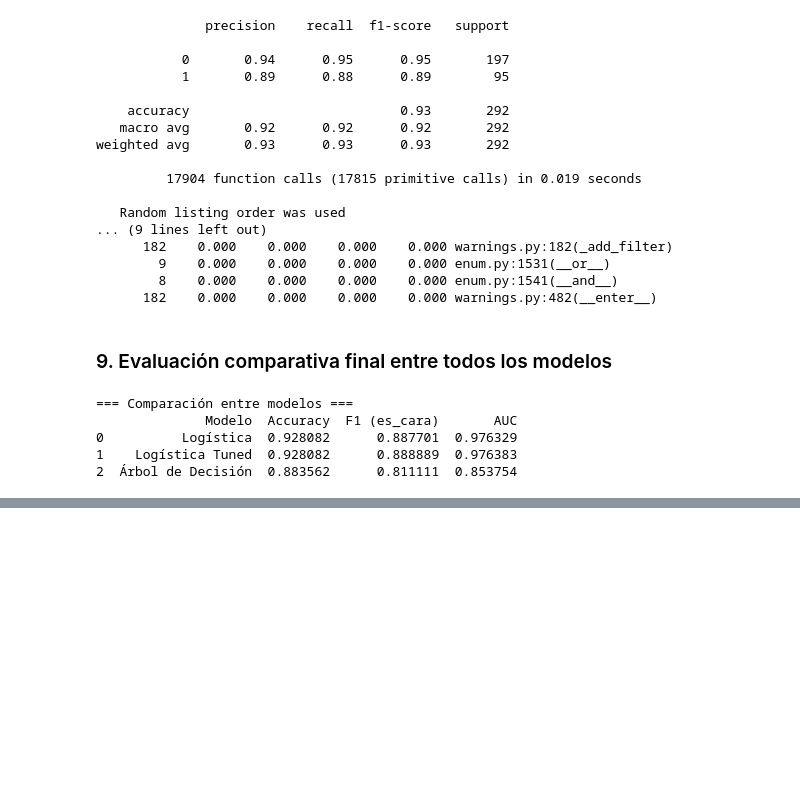
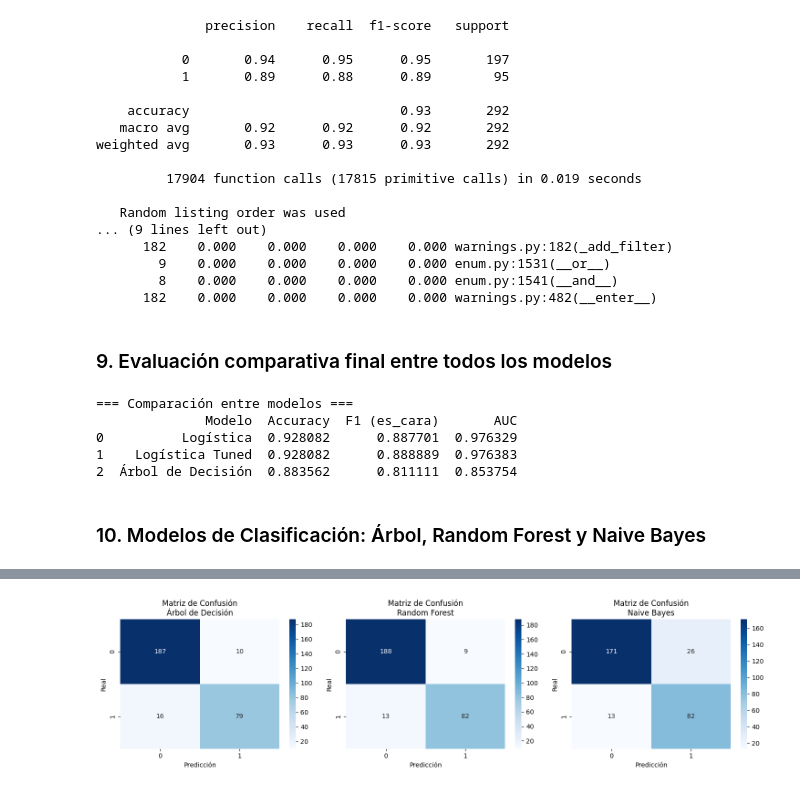
Before and after one commit to EdwinOrtegaK/HT7Mineria, a Jupyter notebook: src/regresion_logistica.ipynb, the cells around one changed output, grey strips where cells are left out. Cells and saved outputs as stored; diff of their text form; code cells hidden in the pictures; blank space fills up the shorter version.

```diff
--- a/src/regresion_logistica.ipynb
+++ b/src/regresion_logistica.ipynb
@@ -427,3 +427,80 @@ print(df_results)
 0          Logística  0.928082      0.887701  0.976329
 1    Logística Tuned  0.928082      0.888889  0.976383
 2  Árbol de Decisión  0.883562      0.811111  0.853754
+# %% [markdown]
+### 10. Modelos de Clasificación: Árbol, Random Forest y Naive Bayes
+# %%
+from sklearn.tree import DecisionTreeClassifier
+from sklearn.ensemble import RandomForestClassifier
+from sklearn.naive_bayes import GaussianNB
+from sklearn.metrics import accuracy_score, classification_report, confusion_matrix, roc_auc_score, roc_curve
+import matplotlib.pyplot as plt
+import seaborn as sns
+import pandas as pd
+
+# ---------- Preparación de datos ----------
+# Predictores y objetivo ya definidos en ejercicios anteriores
+# features = ['OverallQual', 'GrLivArea', 'GarageCars', 'TotalBsmtSF', 'FullBath', 'YearBuilt']
+# target = 'es_cara'
+
+X = df[features]
+y = df[target]
+
+# División
+X_train, X_test, y_train, y_test = train_test_split(X, y, test_size=0.2, random_state=42)
+
+# Escalado para Naive Bayes
+scaler = StandardScaler()
+X_train_scaled = scaler.fit_transform(X_train)
+X_test_scaled = scaler.transform(X_test)
+
+# ---------- Modelo 1: Árbol de Decisión ----------
+tree_model = DecisionTreeClassifier(max_depth=5, random_state=42)
+tree_model.fit(X_train, y_train)
+y_pred_tree = tree_model.predict(X_test)
+auc_tree = roc_auc_score(y_test, tree_model.predict_proba(X_test)[:, 1])
+
+# ---------- Modelo 2: Random Forest ----------
+rf_model = RandomForestClassifier(n_estimators=100, max_depth=5, random_state=42)
+rf_model.fit(X_train, y_train)
+y_pred_rf = rf_model.predict(X_test)
+auc_rf = roc_auc_score(y_test, rf_model.predict_proba(X_test)[:, 1])
+
+# ---------- Modelo 3: Naive Bayes ----------
+nb_model = GaussianNB()
+nb_model.fit(X_train_scaled, y_train)
+y_pred_nb = nb_model.predict(X_test_scaled)
+auc_nb = roc_auc_score(y_test, nb_model.predict_proba(X_test_scaled)[:, 1])
+
+# ---------- Resultados ----------
+model_names = ['Árbol de Decisión', 'Random Forest', 'Naive Bayes']
+accuracies = [
+    accuracy_score(y_test, y_pred_tree),
+    accuracy_score(y_test, y_pred_rf),
+    accuracy_score(y_test, y_pred_nb)
+]
+auc_scores = [auc_tree, auc_rf, auc_nb]
+
+results_df = pd.DataFrame({
+    'Modelo': model_names,
+    'Accuracy': accuracies,
+    'AUC': auc_scores
+})
+
+print("=== Comparación de Modelos de Clasificación ===")
+print(results_df)
+
+# ---------- Matrices de Confusión ----------
+plt.figure(figsize=(15,4))
+
+for i, (model, preds) in enumerate(zip(model_names, [y_pred_tree, y_pred_rf, y_pred_nb])):
+    plt.subplot(1, 3, i+1)
+    cm = confusion_matrix(y_test, preds)
+    sns.heatmap(cm, annot=True, fmt='d', cmap='Blues')
+    plt.title(f'Matriz de Confusión\n{model}')
+    plt.xlabel('Predicción')
+    plt.ylabel('Real')
+
+plt.tight_layout()
+plt.show()
+# %% [output]
@@ -429,0 +512 @@ print(df_results)
+[figure, added]
```
Also changed, not shown: parts of 1 cell of this notebook.
